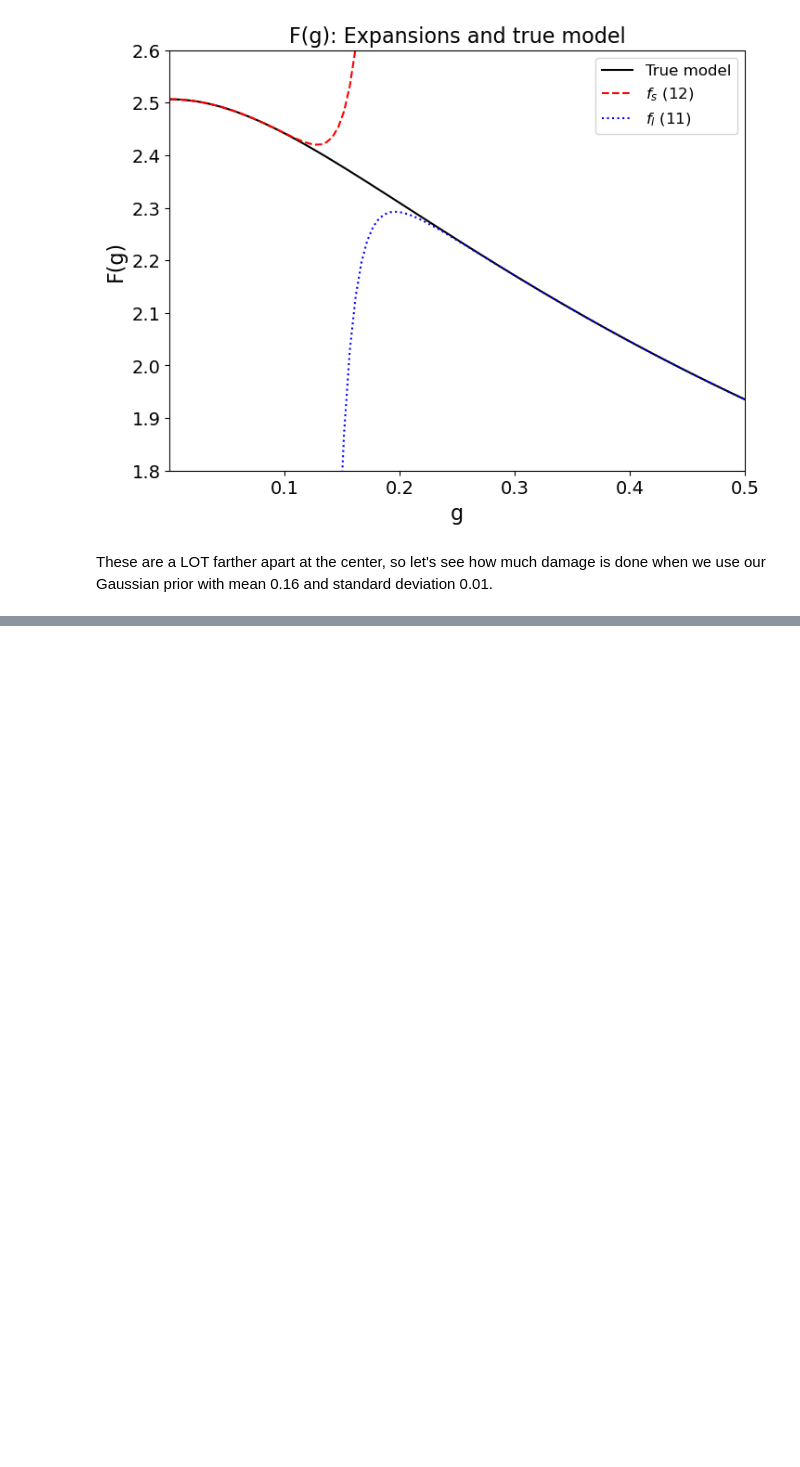
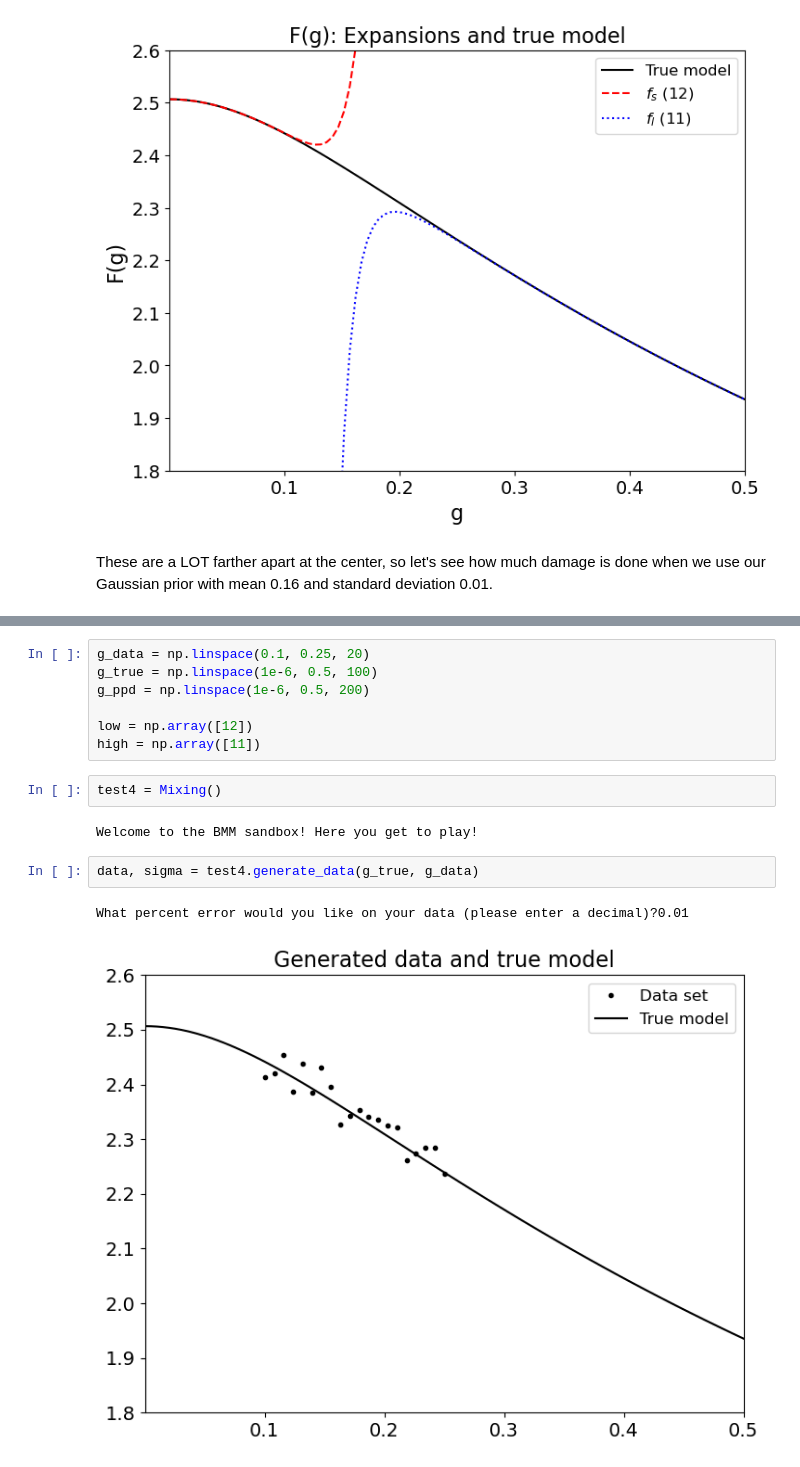
Before and after one commit to asemposki/SAMBA, a Jupyter notebook: Cosine_Function_Analysis.ipynb, the cells around one changed output, grey strips where cells are left out. Drawn from its saved outputs; the diff is of its cells as text; blank space fills up the shorter version.

```diff
--- a/Cosine_Function_Analysis.ipynb
+++ b/Cosine_Function_Analysis.ipynb
@@ -426,0 +441,16 @@ Yikes. So that is what happens with these distributions so far, with this prior.
+# %%
+g_data = np.linspace(0.1, 0.25, 20)
+g_true = np.linspace(1e-6, 0.5, 100)
+g_ppd = np.linspace(1e-6, 0.5, 200)
+
+low = np.array([12])
+high = np.array([11])
+# %%
+test4 = Mixing()
+# %% [output]
+Welcome to the BMM sandbox! Here you get to play!
+# %%
+data, sigma = test4.generate_data(g_true, g_data)
+# %% [output]
+What percent error would you like on your data (please enter a decimal)?0.01
+[figure, added]
```
Also changed, not shown: parts of 11 cells of this notebook.
